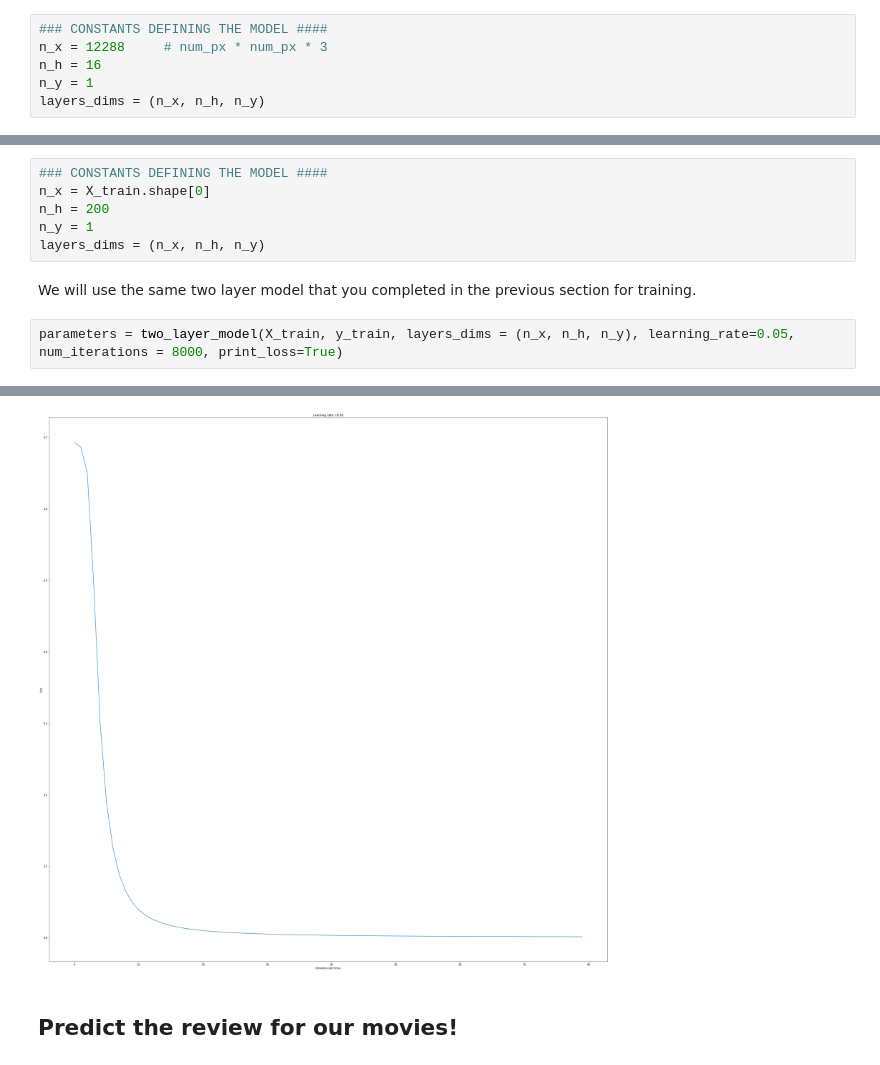
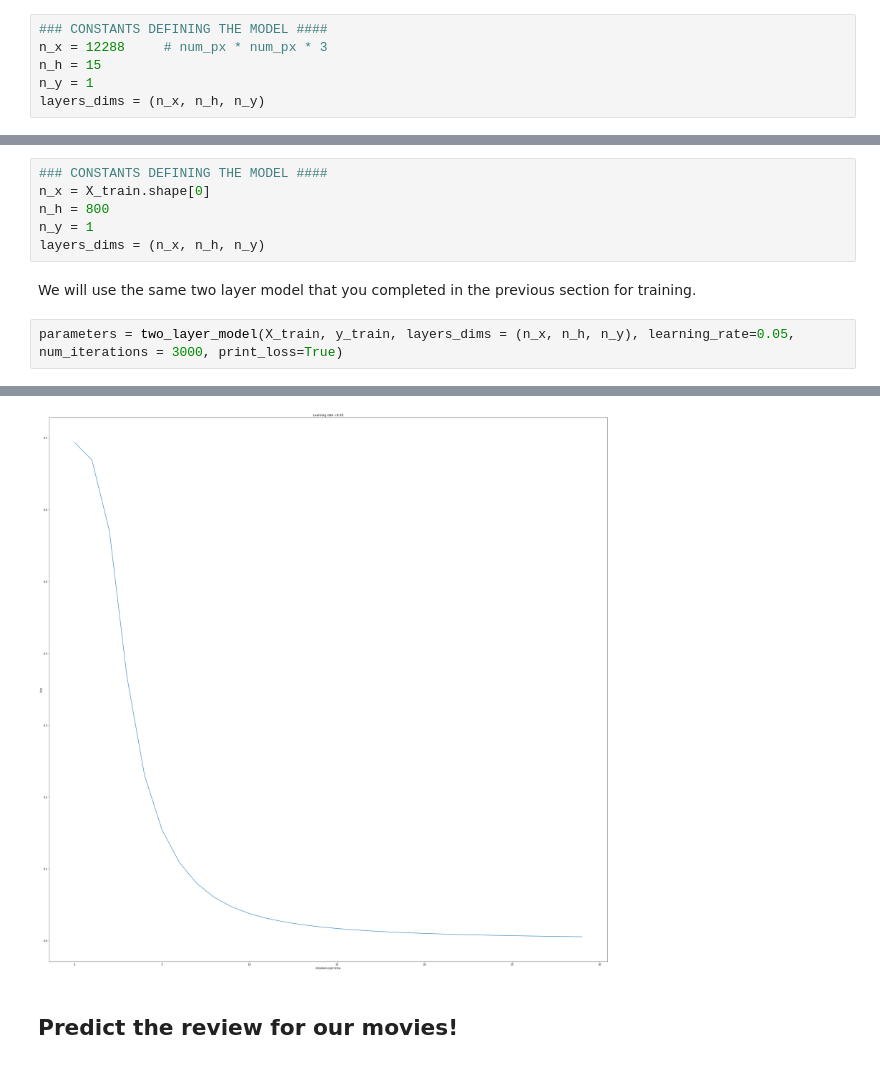
Before and after one commit to arp95/neural_network_from_scratch, a Jupyter notebook: Code/nn.ipynb, the cells around one changed output, grey strips where cells are left out. Saved outputs shown, nothing was run; the diff lists cells and outputs as text.

```diff
--- a/Code/nn.ipynb
+++ b/Code/nn.ipynb
@@ -858,7 +858,7 @@ def update_parameters(parameters, grads, learning_rate):
 # %%
 ### CONSTANTS DEFINING THE MODEL ####
 n_x = 12288     # num_px * num_px * 3
-n_h = 16
+n_h = 15
 n_y = 1
 layers_dims = (n_x, n_h, n_y)
 # %%
@@ -1307,11 +1325,11 @@ y_val = y_val.reshape(1,-1)
 # %%
 ### CONSTANTS DEFINING THE MODEL ####
 n_x = X_train.shape[0]
-n_h = 200
+n_h = 800
 n_y = 1
 layers_dims = (n_x, n_h, n_y)
 # %% [markdown]
 We will use the same two layer model that you completed in the previous section for training.
 # %%
-parameters = two_layer_model(X_train, y_train, layers_dims = (n_x, n_h, n_y), learning_rate=0.05, num_iterations = 8000, print_loss=True)
+parameters = two_layer_model(X_train, y_train, layers_dims = (n_x, n_h, n_y), learning_rate=0.05, num_iterations = 3000, print_loss=True)
 # %% [output]
@@ -1335,4 +1353,4 @@ Loss after iteration 7900: 0.00122458847703
-[figure, old version]
+[figure, new version]
 # %% [markdown]
 ## Predict the review for our movies!
 # %%
```
Also changed, not shown: parts of 11 cells of this notebook, 1 other file.
